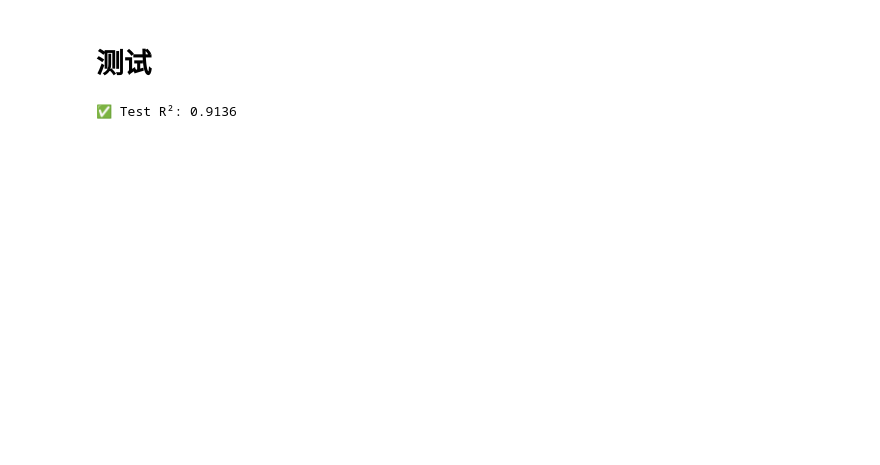
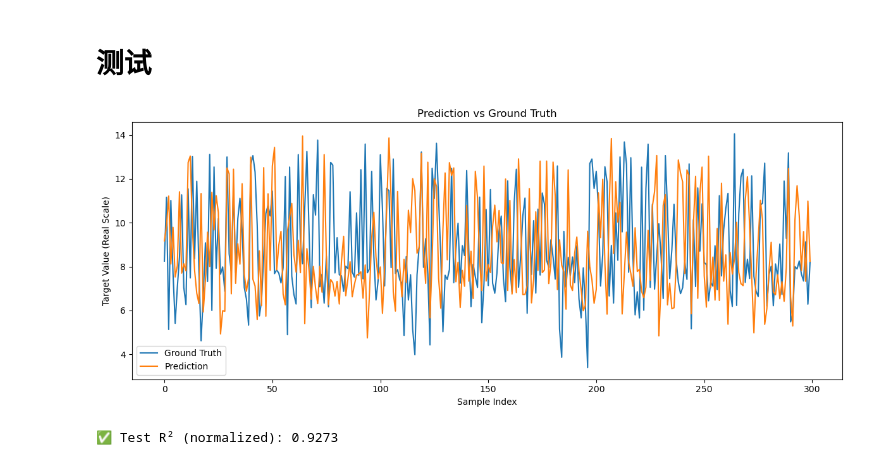
Before and after one commit to Noneeyou/multi-condition-transfer-learning, a Jupyter notebook: transfer_learning_v1/notebook/transfer_learning_v1.ipynb, the cells around one changed output. Drawn from its saved outputs; the diff is of its cells as text; code cells hidden in the pictures; blank space fills up the shorter version.

```diff
--- a/transfer_learning_v1/notebook/transfer_learning_v1.ipynb
+++ b/transfer_learning_v1/notebook/transfer_learning_v1.ipynb
@@ -134,6 +134,12 @@ y_mu = y_train.mean(axis=0, keepdims=True)     # (1,1)
 y_std = y_train.std(axis=0, keepdims=True)    # (1,1)
 y_std[y_std == 0] = 1e-8
 
+#===========================保留归一化前的y值==============================#
+y_train_raw = y_train
+y_val_raw = y_val
+y_test_raw = y_test
+
+
 y_train = (y_train - y_mu) / y_std
 y_val   = (y_val   - y_mu) / y_std
 y_test  = (y_test  - y_mu) / y_std
@@ -343,7 +349,7 @@ y_val_t = torch.tensor(y_val, dtype=torch.float32)
 
 # ======================= 1️⃣ Dataset / Loader =======================
 
-batch_size = 64
+batch_size = 32
 
 train_loader = DataLoader(
     TensorDataset(X_train_t, y_train_t),
@@ -463,38 +469,73 @@ Model saved to: /home/charles/HZU/Industrial_Software_Testing/Industrial_Softwar
 # %%
 from sklearn.metrics import r2_score
 import numpy as np
 import torch
+import matplotlib.pyplot as plt
 
 # ======================= 0️⃣ numpy → torch =======================
 
 X_test_t = torch.tensor(X_train, dtype=torch.float32)
 y_test_t = torch.tensor(y_train, dtype=torch.float32)
 
-
 @torch.no_grad()
-def evaluate_r2(model, X_data, y_data, batch_size):
+def evaluate_r2_and_plot(model, X_data, y_data, batch_size, y_test_raw, y_mu, y_std):
     model.eval()
 
     y_true_list = []
     y_pred_list = []
 
     num_samples = X_data.shape[0]
 
     for start in range(0, num_samples, batch_size):
-        Xb = X_data[start:start + batch_size]
-        yb = y_data[start:start + batch_size]
+        Xb = X_data[start:start + batch_size].to(device)
+        yb = y_data[start:start + batch_size].to(device)
 
-        y_hat = model(Xb)  # ⭐ only X
+        y_hat = model(Xb)
 
         y_true_list.append(yb.view(-1).cpu().numpy())
         y_pred_list.append(y_hat.view(-1).cpu().numpy())
 
-    y_true = np.concatenate(y_true_list)
-    y_pred = np.concatenate(y_pred_list)
+    # ===== 拼接 =====
+    y_true_norm = np.concatenate(y_true_list)
+    y_pred_norm = np.concatenate(y_pred_list)
 
-    return r2_score(y_true, y_pred)
+    # ===== R2 (normalized space) =====
+    r2 = r2_score(y_true_norm, y_pred_norm)
 
-r2 = evaluate_r2(model, X_test_t, y_test_t, batch_size)
-print(f"✅ Test R²: {r2:.4f}")
+    # ===== 反归一化预测 =====
+    y_pred_real = y_pred_norm * y_std + y_mu
+    y_pred_real = y_pred_real.flatten()
+
+    # ===== 真实值直接用 raw =====
+    y_true_real = y_test_raw.reshape(-1)
+
+    # ===== 画图 =====
+    plt.figure(figsize=(12, 5))
+
+    plt.plot(y_true_real[:300], label="Ground Truth")
+    plt.plot(y_pred_real[:300], label="Prediction")
+
+    plt.legend()
+    plt.xlabel("Sample Index")
+    plt.ylabel("Target Value (Real Scale)")
+    plt.title("Prediction vs Ground Truth")
+
+    plt.tight_layout()
+    plt.show()
+
+    return r2, y_true_real, y_pred_real
+
+r2, y_true_real, y_pred_real = evaluate_r2_and_plot(
+    model,
+    X_test_t,
+    y_test_t,
+    batch_size,
+    y_test_raw,
+    y_mu,
+    y_std
+)
+
+print(f"✅ Test R² (normalized): {r2:.4f}")
 # %% [output]
+[figure, added]
-✅ Test R²: 0.9136
+✅ Test R² (normalized): 0.9273
```
Also changed, not shown: parts of 1 cell of this notebook, 1 other file.
